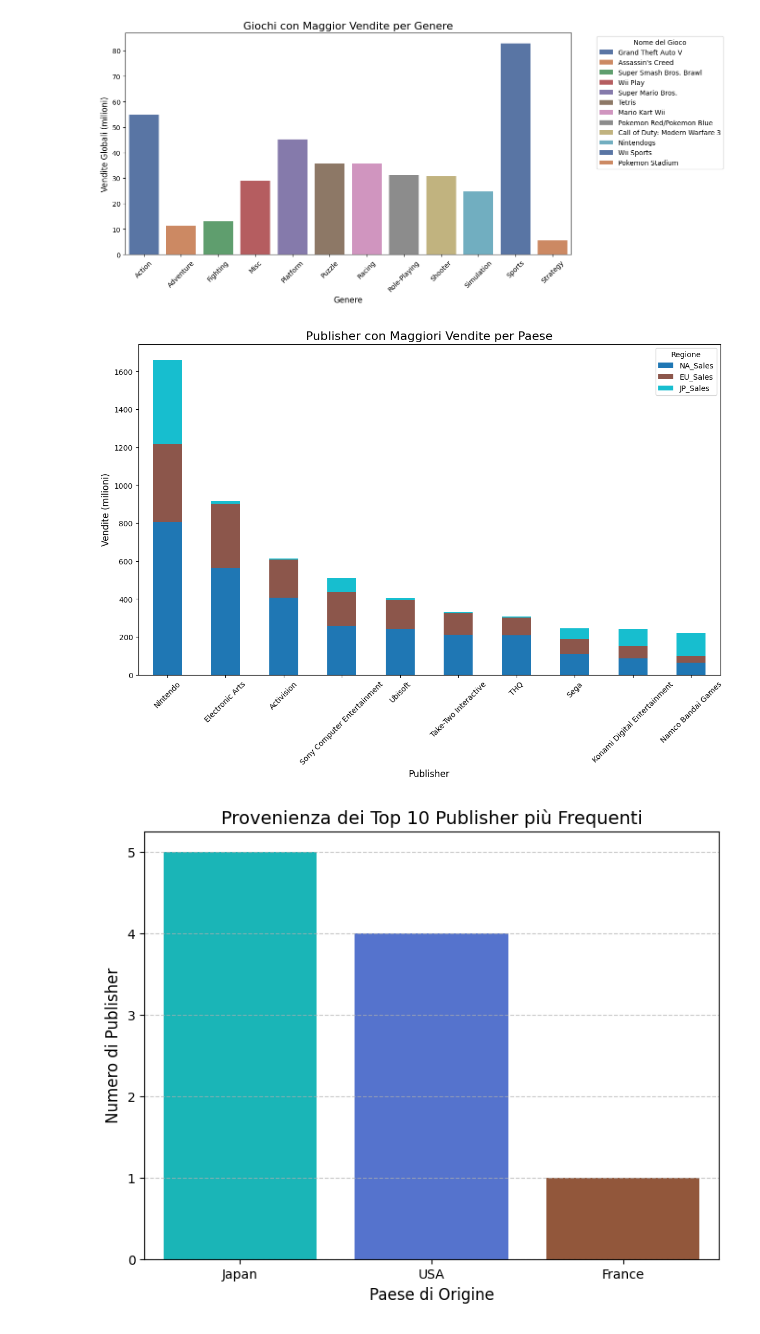
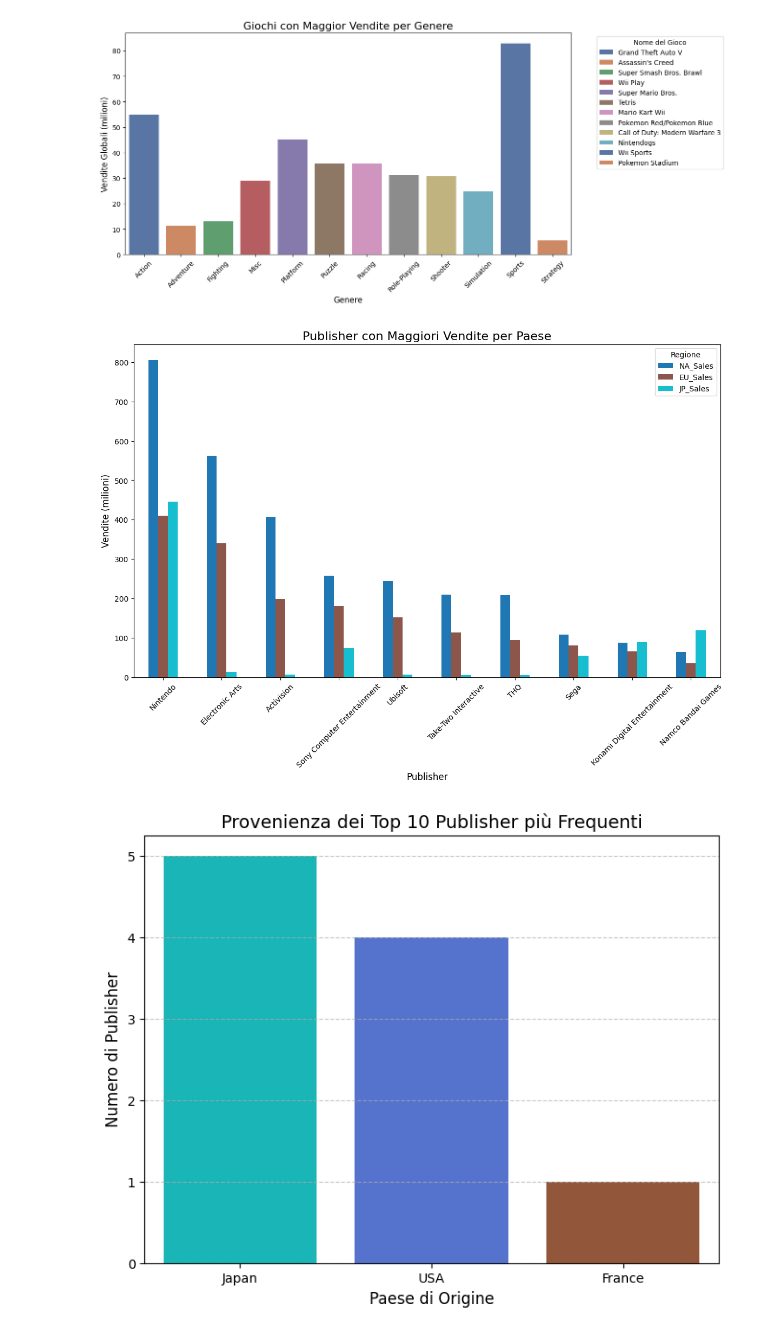
Before and after one commit to Bollteri/Esame_Fondamenti, a Jupyter notebook: Progetto_Bolteri.ipynb, the cells around one changed output. Saved outputs shown, nothing was run; the diff lists cells and outputs as text; code cells hidden in the pictures.

```diff
--- a/Progetto_Bolteri.ipynb
+++ b/Progetto_Bolteri.ipynb
@@ -75,16 +75,22 @@ plt.show()
 # %%
 # 4. Publisher che hanno venduto di più per paese
 publisher_sales = vgsales.groupby('Publisher')[regions].sum()
 top_publishers = publisher_sales.sum(axis=1).sort_values(ascending=False).head(10).index
-publisher_sales.loc[top_publishers].plot(kind='bar', stacked=True, figsize=(14, 8), colormap='tab10')
+
+publisher_sales.loc[top_publishers].plot(
+    kind='bar',
+    figsize=(14, 8),
+    colormap='tab10'
+)
+
 plt.title('Publisher con Maggiori Vendite per Paese', fontsize=16)
 plt.xlabel('Publisher', fontsize=12)
 plt.ylabel('Vendite (milioni)', fontsize=12)
 plt.legend(title='Regione', fontsize=10)
 plt.xticks(rotation=45)
 plt.show()
 # %% [output]
-[figure, old version]
+[figure, new version]
 # %%
 # 5. Provenienza dei Publisher più presenti in classifica (versione semplificata con grafico a barre)
 
```
Also changed, not shown: parts of 1 cell of this notebook, 1 other file.
